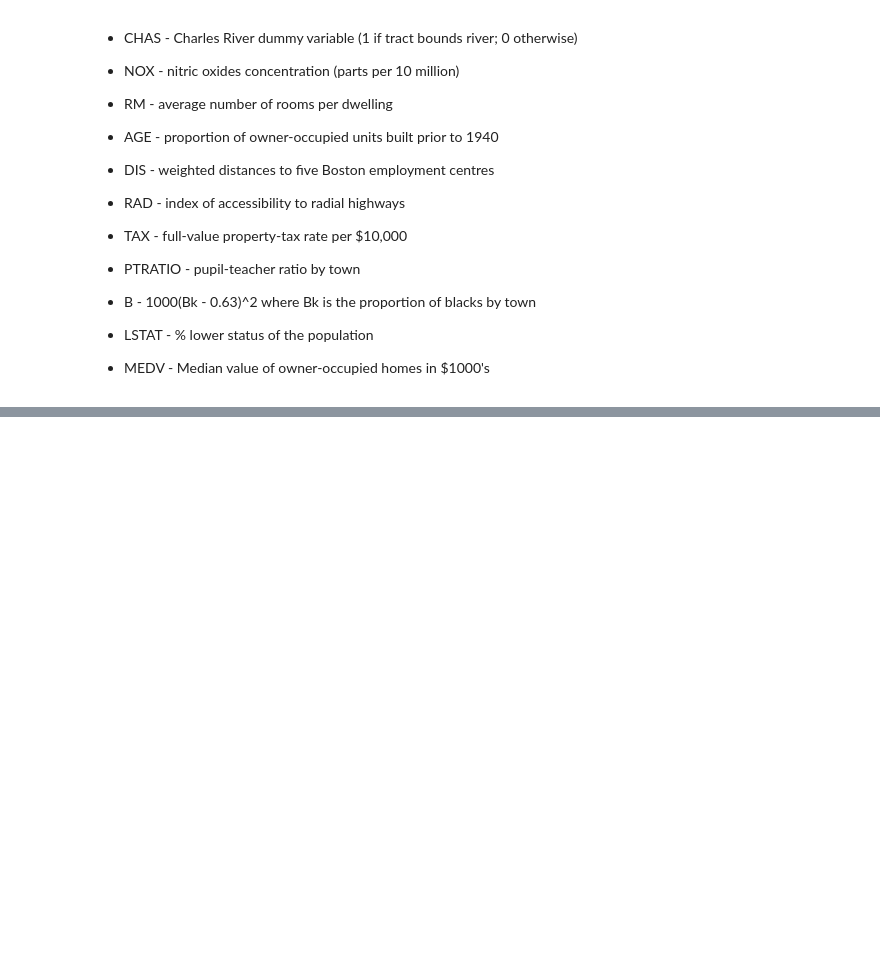
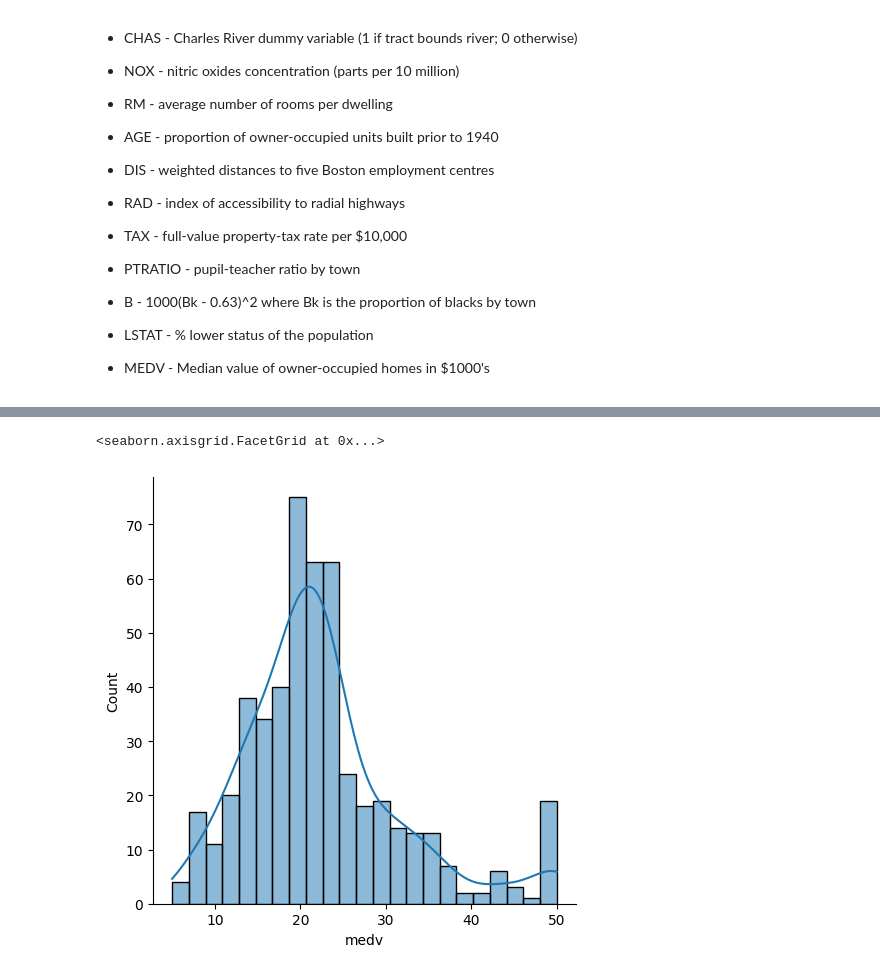
Before and after one commit to Advait0801/SPPU-COMP-2019-Assignments, a Jupyter notebook: Assignment8/Assignment8.ipynb, the cells around one changed output, grey strips where cells are left out. Saved outputs shown, nothing was run; the diff lists cells and outputs as text; code cells hidden in the pictures; blank space fills up the shorter version.

```diff
--- a/Assignment8/Assignment8.ipynb
+++ b/Assignment8/Assignment8.ipynb
@@ -92,3 +101,8 @@ sns.boxplot( data=ds )
+# %%
+sns.displot(ds.medv, kde = True)
+# %% [output]
+<seaborn.axisgrid.FacetGrid at 0x...>
+[figure, added]
 # %%
 ds.corr()
 # %% [output]
```
Also changed, not shown: parts of 23 cells of this notebook, 1 other file.
